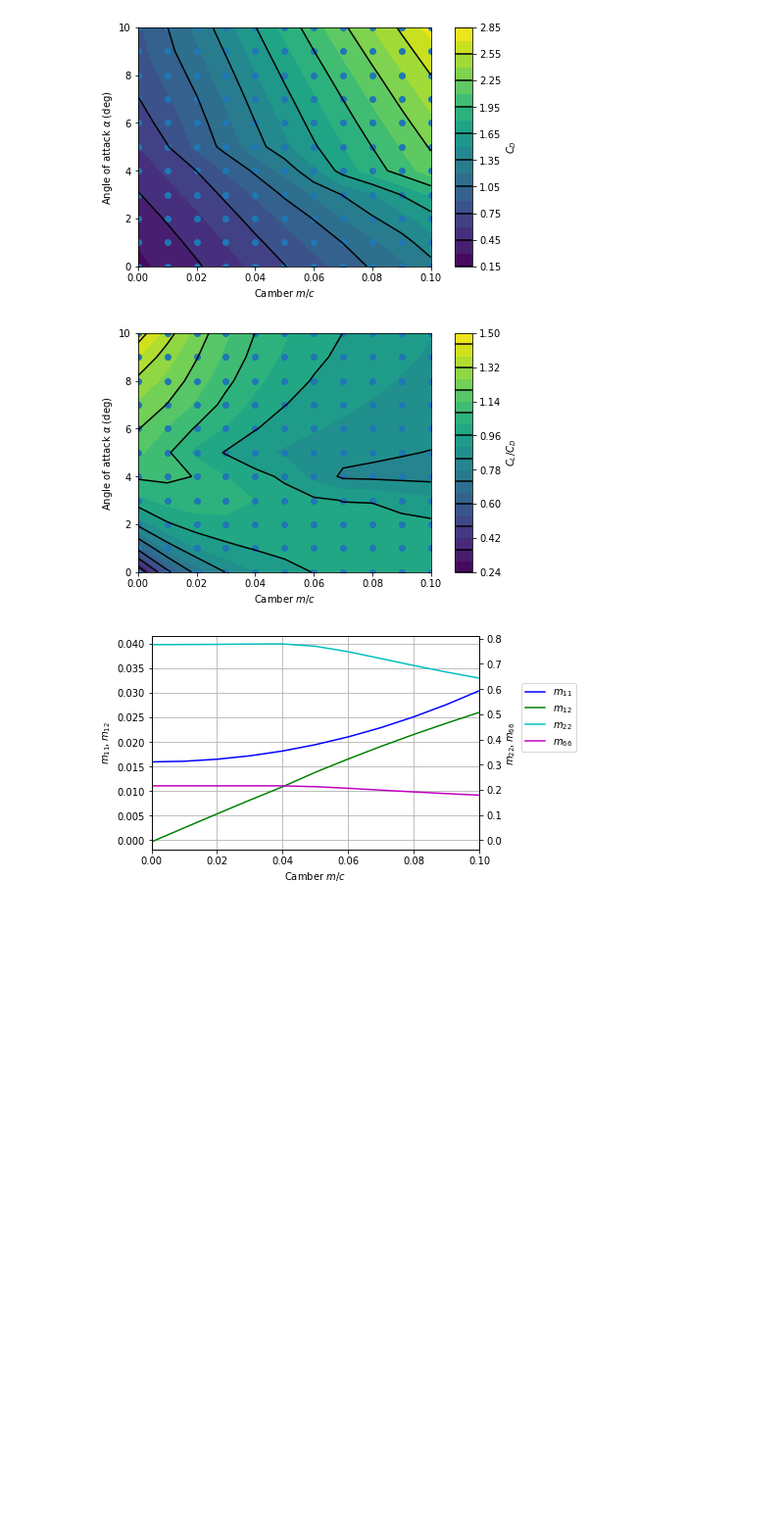
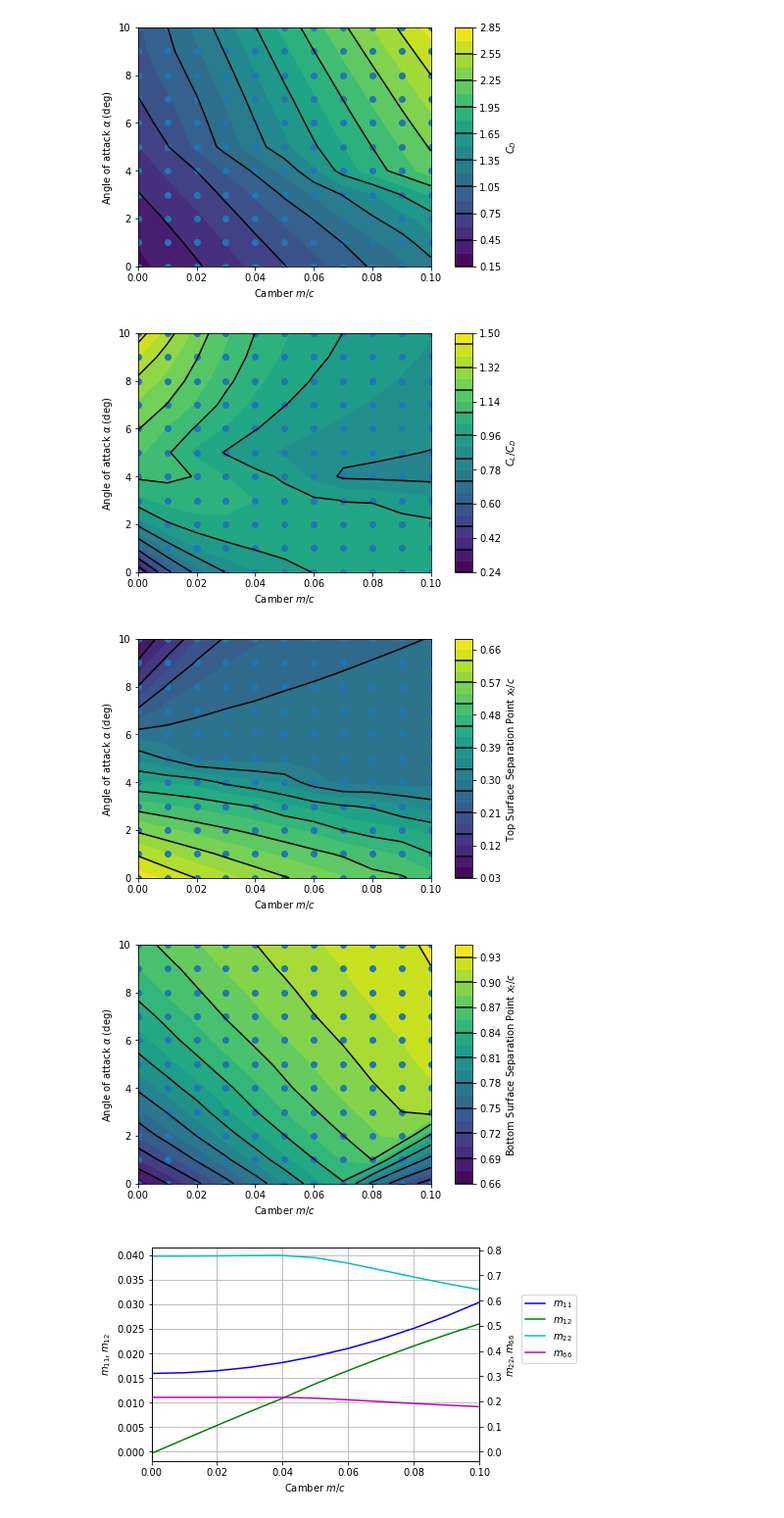
Before and after one commit to Papadopolous/MarineHydro, a Jupyter notebook: AssignmentReport2.ipynb, the cells around one changed output. Shown at 98% size. Cells and saved outputs as stored; diff of their text form; code cells hidden in the pictures; blank space fills up the shorter version.

Commit message:
Separation point plots

```diff
--- a/AssignmentReport2.ipynb
+++ b/AssignmentReport2.ipynb
@@ -649,7 +649,7 @@ def sep_point(panels):
     y_top = bl.sep(top_yc, itop)
     x_bot = bl.sep(bot_xc, ibot)
     y_bot = bl.sep(bot_yc, ibot)
-    return [x_top, x_bot], [y_top, y_bot]
+    return x_top, x_bot, y_top, y_bot
 # %% [markdown]
 ## Validation of Separation Point
 
@@ -676,8 +676,7 @@ t_c = np.linspace(0.1,1,11)
 xs_top = []
 xs_bot = []
 for i in t_c:
-    xs, ys = ellipse_sep(i, N=128)
-    x_top, x_bot = xs
+    x_top, x_bot, _, _ = ellipse_sep(i, N=128)
     xs_top.append(x_top)
     xs_bot.append(x_bot)
 plt.plot(t_c,xs_top, label='numeric, top surface')
@@ -798,6 +811,53 @@ plt.show()
 [figure]
 [figure]
 [figure]
+# %%
+sep_list = np.array(sep_list)
+shape = np.shape(sep_list)[:2]
+
+top_x = np.empty(shape)
+top_y = np.empty(shape)
+bot_x = np.empty(shape)
+bot_y = np.empty(shape)
+
+for x in range(np.shape(sep_list)[0]):
+    for y in range(np.shape(sep_list)[1]):
+        xs, ys = sep_list[x,y]
+        x1, x2 = xs
+        y1, y2 = ys
+        top_x[x, y] = x1
+        bot_x[x, y] = x2
+        top_y[x, y] = y1
+        bot_y[x, y] = y2
+
+fig1, ax2 = plt.subplots(constrained_layout=True)
+contour_plot = ax2.contourf(m_c, np.rad2deg(alpha), top_x, 20)
+ax2.set_xlabel(r'Camber $m/c$')
+ax2.set_ylabel(r'Angle of attack $\alpha$ (deg)')
+contour_plot2 = ax2.contour(contour_plot, levels=contour_plot.levels[::2], colors='k', origin='lower')
+cbar = fig1.colorbar(contour_plot)
+cbar.ax.set_ylabel(r'Top Surface Separation Point $x_t/c$')
+cbar.add_lines(contour_plot2)
+plt.scatter(test_locs_x, test_locs_y)
+ax2.set_xlim(0, max(m_c))
+ax2.set_ylim(0, np.rad2deg(max(alpha)))
+plt.show()
+
+fig1, ax2 = plt.subplots(constrained_layout=True)
+contour_plot = ax2.contourf(m_c, np.rad2deg(alpha), bot_x, 20)
+ax2.set_xlabel(r'Camber $m/c$')
+ax2.set_ylabel(r'Angle of attack $\alpha$ (deg)')
+contour_plot2 = ax2.contour(contour_plot, levels=contour_plot.levels[::2], colors='k', origin='lower')
+cbar = fig1.colorbar(contour_plot)
+cbar.ax.set_ylabel(r'Bottom Surface Separation Point $x_t/c$')
+cbar.add_lines(contour_plot2)
+plt.scatter(test_locs_x, test_locs_y)
+ax2.set_xlim(0, max(m_c))
+ax2.set_ylim(0, np.rad2deg(max(alpha)))
+plt.show()
+# %% [output]
+[figure, added]
+[figure, added]
 # %%
 @np.vectorize
 def naca4_added_mass(m_c):
```
Also changed, not shown: parts of 1 cell of this notebook.
